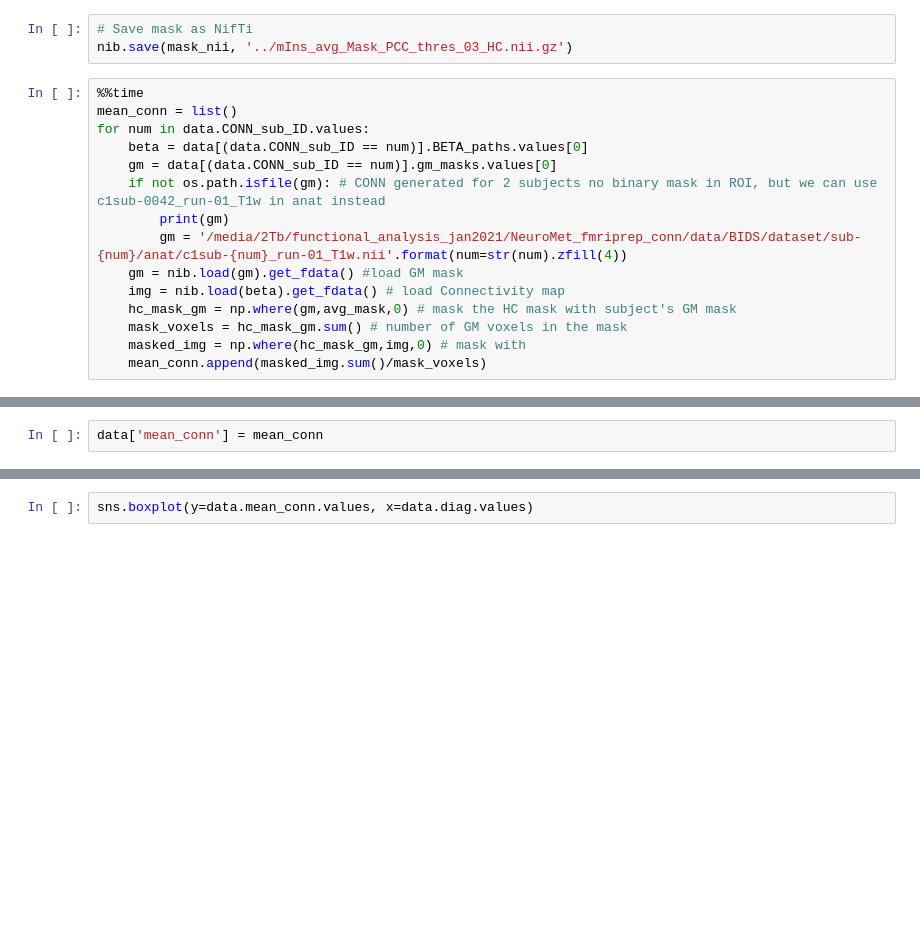
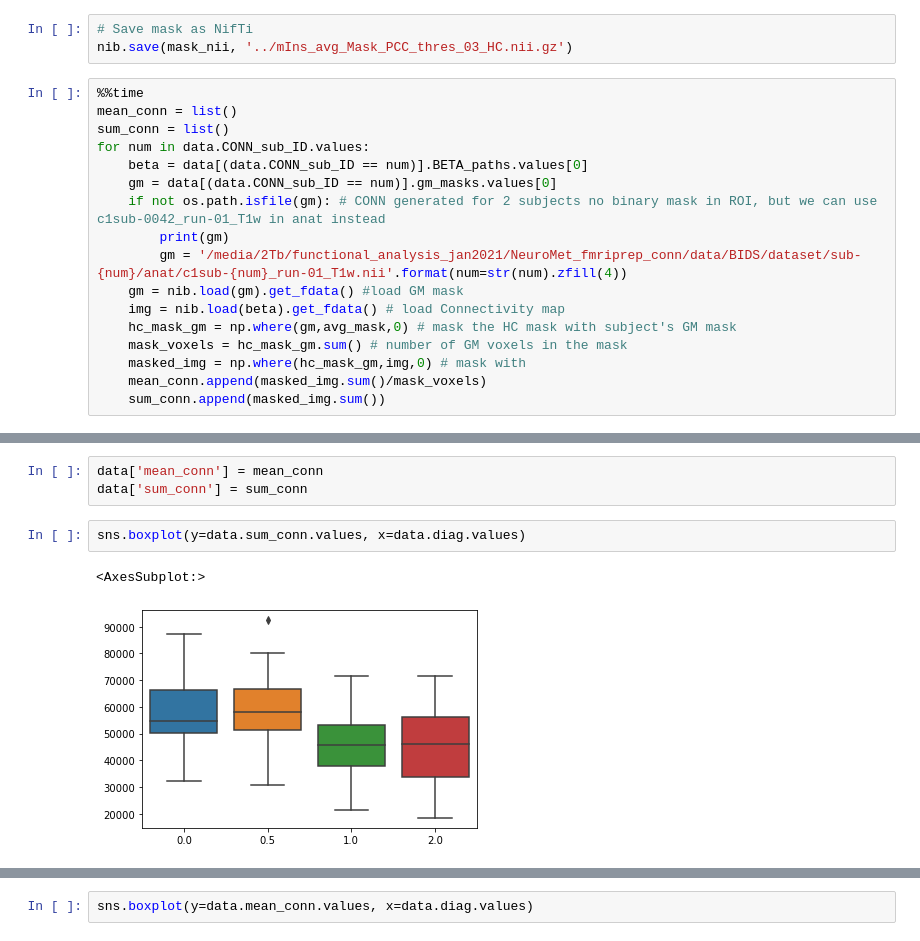
Before and after one commit to NeuroMET/Code_for_Paper_Myo-inositol_Goschel2021, a Jupyter notebook: notebooks/mIns_MRSVOxel_to_Voxel.ipynb, the cells around one changed output, grey strips where cells are left out. Drawn from its saved outputs; the diff is of its cells as text; blank space fills up the shorter version.

```diff
--- a/notebooks/mIns_MRSVOxel_to_Voxel.ipynb
+++ b/notebooks/mIns_MRSVOxel_to_Voxel.ipynb
@@ -126,6 +126,7 @@ nib.save(mask_nii, '../mIns_avg_Mask_PCC_thres_03_HC.nii.gz')
 # %%
 %%time
 mean_conn = list()
+sum_conn = list()
 for num in data.CONN_sub_ID.values:
     beta = data[(data.CONN_sub_ID == num)].BETA_paths.values[0]
     gm = data[(data.CONN_sub_ID == num)].gm_masks.values[0]
@@ -138,4 +139,5 @@ for num in data.CONN_sub_ID.values:
     mask_voxels = hc_mask_gm.sum() # number of GM voxels in the mask
     masked_img = np.where(hc_mask_gm,img,0) # mask with
     mean_conn.append(masked_img.sum()/mask_voxels)
+    sum_conn.append(masked_img.sum())
 # %% [output]
@@ -144,2 +146,8 @@ Wall time: 6.48 s
 # %%
 data['mean_conn'] = mean_conn
+data['sum_conn'] = sum_conn
+# %%
+sns.boxplot(y=data.sum_conn.values, x=data.diag.values)
+# %% [output]
+<AxesSubplot:>
+[figure, added]
```
Also changed, not shown: parts of 5 cells of this notebook.
